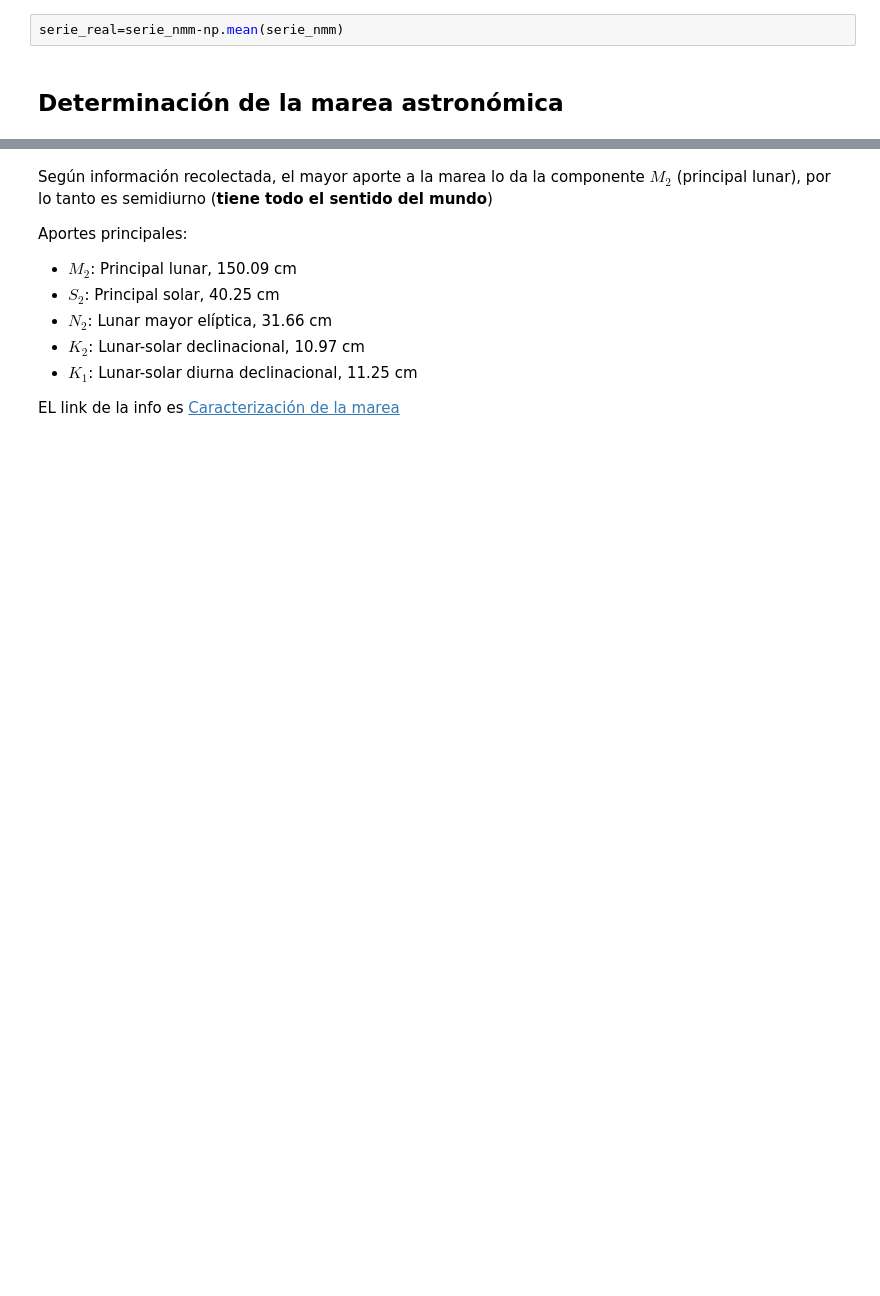
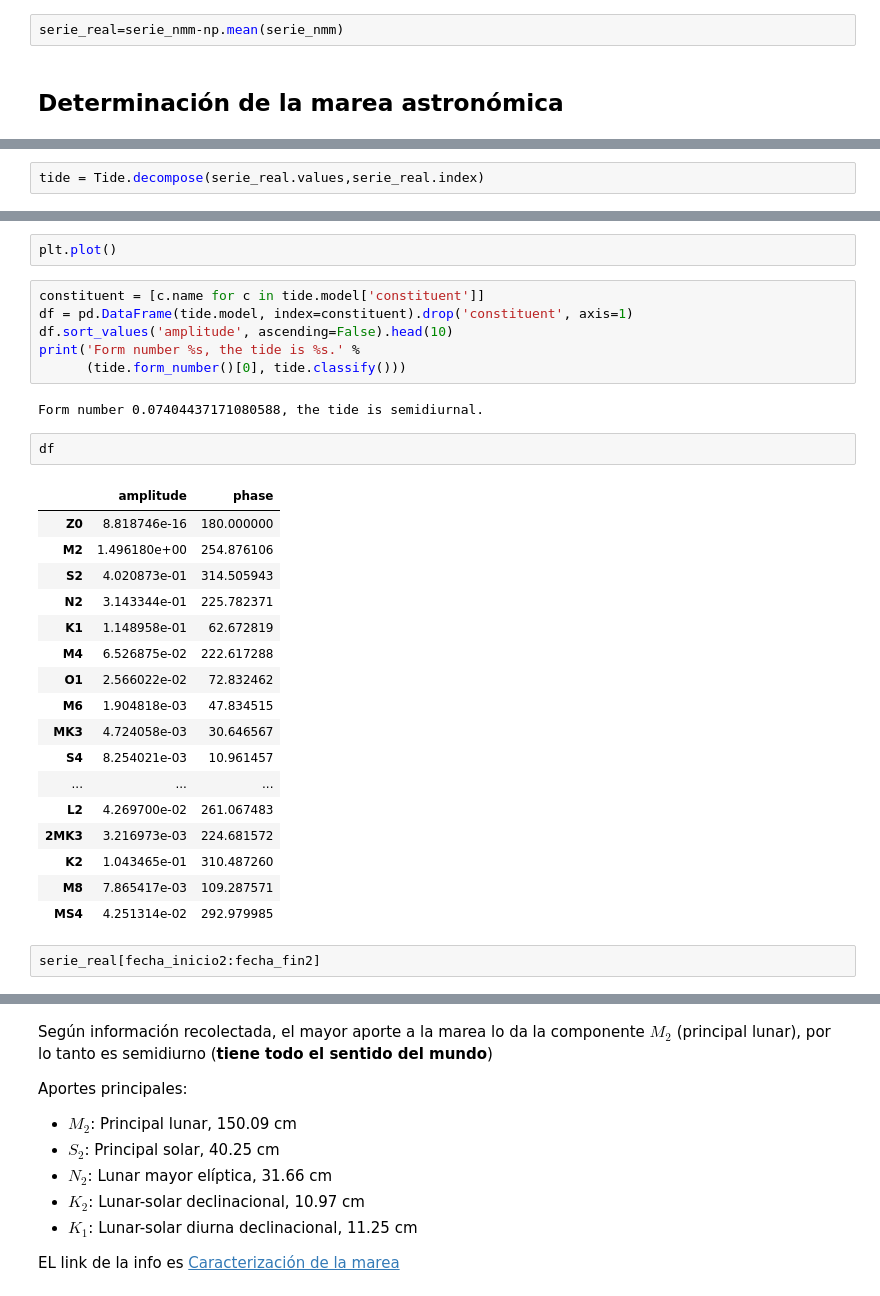
Before and after one commit to FrankAyalaC/Nivel-del-mar-en-Buenaventura, a Jupyter notebook: Scripts/TDG_2020.ipynb, the cells around one changed output, grey strips where cells are left out. Drawn from its saved outputs; the diff is of its cells as text; blank space fills up the shorter version.

```diff
--- a/Scripts/TDG_2020.ipynb
+++ b/Scripts/TDG_2020.ipynb
@@ -352,0 +354,2 @@ serie_real=serie_nmm-np.mean(serie_nmm)
+# %%
+tide = Tide.decompose(serie_real.values,serie_real.index)
@@ -353,3 +388,35 @@ serie_real=serie_nmm-np.mean(serie_nmm)
+# %%
+plt.plot()
+# %%
+constituent = [c.name for c in tide.model['constituent']]
+df = pd.DataFrame(tide.model, index=constituent).drop('constituent', axis=1)
+df.sort_values('amplitude', ascending=False).head(10)
+print('Form number %s, the tide is %s.' %
+      (tide.form_number()[0], tide.classify()))
+# %% [output]
+Form number 0.07404437171080588, the tide is semidiurnal.
+# %%
+df
+# %% [output]
+|  | amplitude | phase |
+| Z0 | 8.818746e-16 | 180.000000 |
+| M2 | 1.496180e+00 | 254.876106 |
+| S2 | 4.020873e-01 | 314.505943 |
+| N2 | 3.143344e-01 | 225.782371 |
+| K1 | 1.148958e-01 | 62.672819 |
+| M4 | 6.526875e-02 | 222.617288 |
+| O1 | 2.566022e-02 | 72.832462 |
+| M6 | 1.904818e-03 | 47.834515 |
+| MK3 | 4.724058e-03 | 30.646567 |
+| S4 | 8.254021e-03 | 10.961457 |
+| ... | ... | ... |
+| L2 | 4.269700e-02 | 261.067483 |
+| 2MK3 | 3.216973e-03 | 224.681572 |
+| K2 | 1.043465e-01 | 310.487260 |
+| M8 | 7.865417e-03 | 109.287571 |
+| MS4 | 4.251314e-02 | 292.979985 |
+# %%
+serie_real[fecha_inicio2:fecha_fin2]
 # %%
 def astronomica(serie_real):
     ttide=t_tide(serie_real,dt=1)
```
Also changed, not shown: parts of 85 cells of this notebook, 30 other files.
